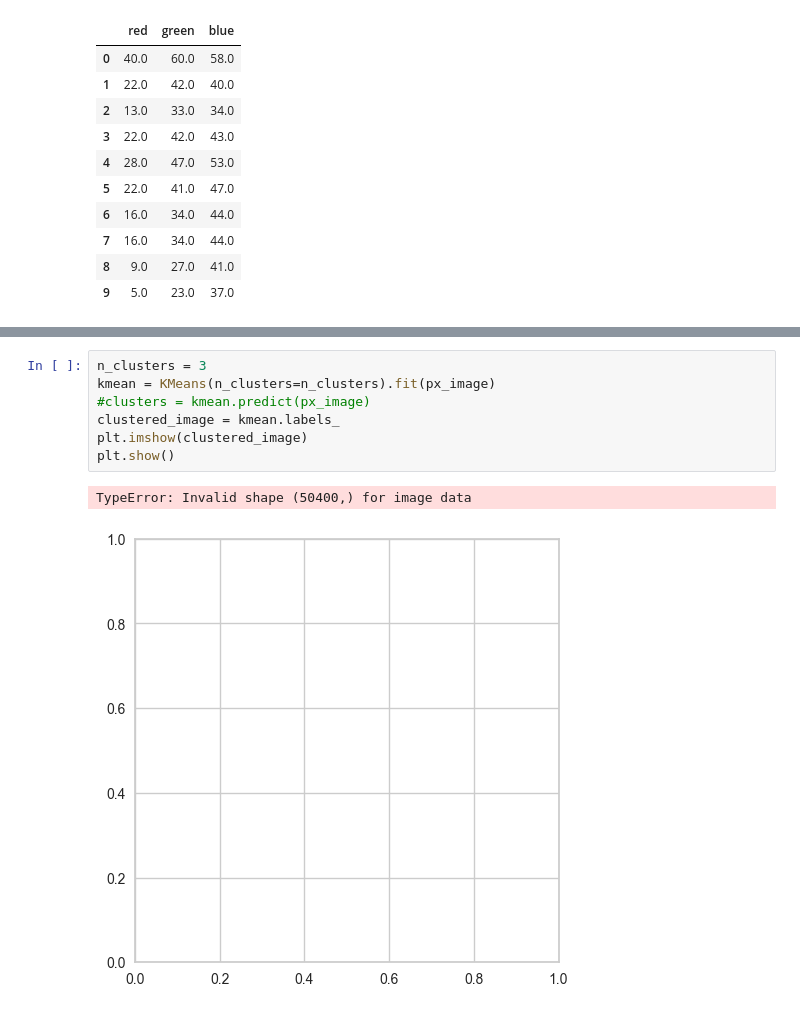
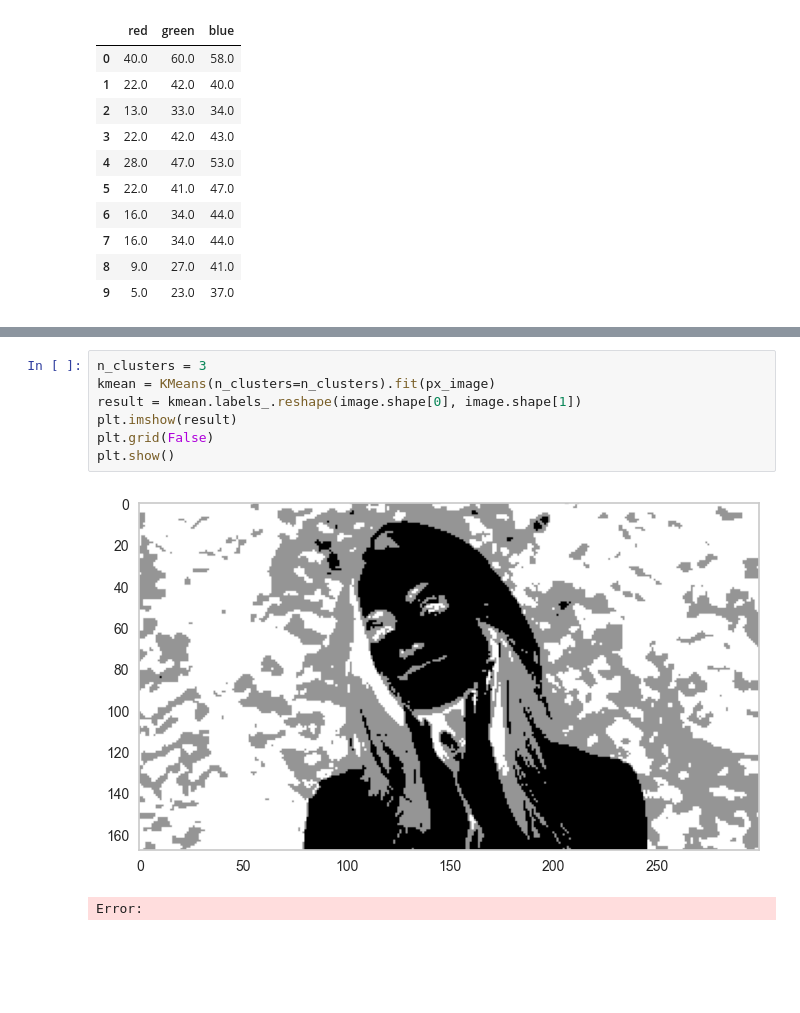
Before and after one commit to lds217/Computer-Vision-Learning, a Jupyter notebook: WEEK3/2/Màu nổi bật với KMeans/dat_dominant_color.ipynb, the cells around one changed output, grey strips where cells are left out. Saved outputs shown, nothing was run; the diff lists cells and outputs as text; blank space fills up the shorter version.

```diff
--- a/WEEK3/2/Màu nổi bật với KMeans/dat_dominant_color.ipynb
+++ b/WEEK3/2/Màu nổi bật với KMeans/dat_dominant_color.ipynb
@@ -94,13 +94,13 @@ visualize.show()
 # %%
 n_clusters = 3
 kmean = KMeans(n_clusters=n_clusters).fit(px_image)
-#clusters = kmean.predict(px_image)
-clustered_image = kmean.labels_
-plt.imshow(clustered_image)
+result = kmean.labels_.reshape(image.shape[0], image.shape[1])
+plt.imshow(result)
+plt.grid(False)
 plt.show()
 # %% [output]
+[figure, new version]
-TypeError: Invalid shape (50400,) for image data
+Error:
-[figure, old version]
 # %%
 dominant_colors = []
 
```
Also changed, not shown: parts of 2 cells of this notebook, 4 other files.
